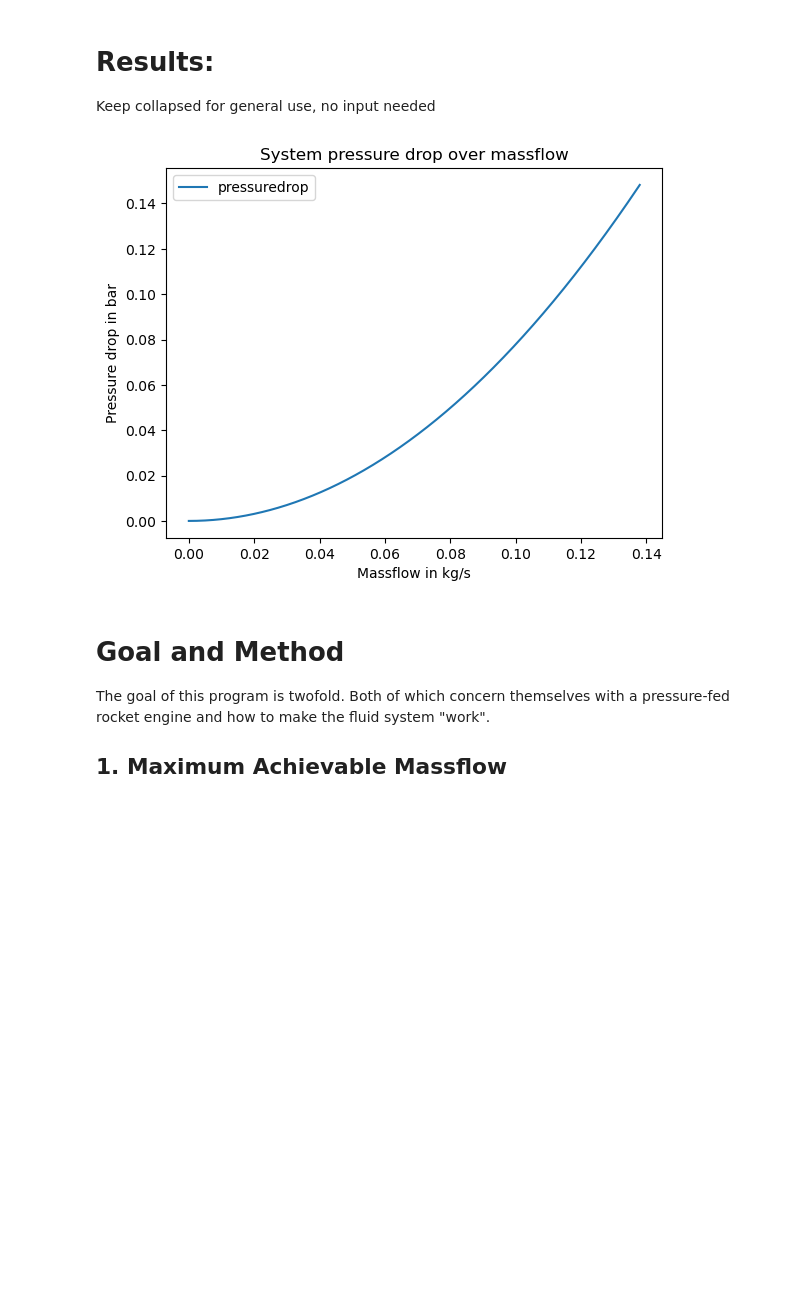
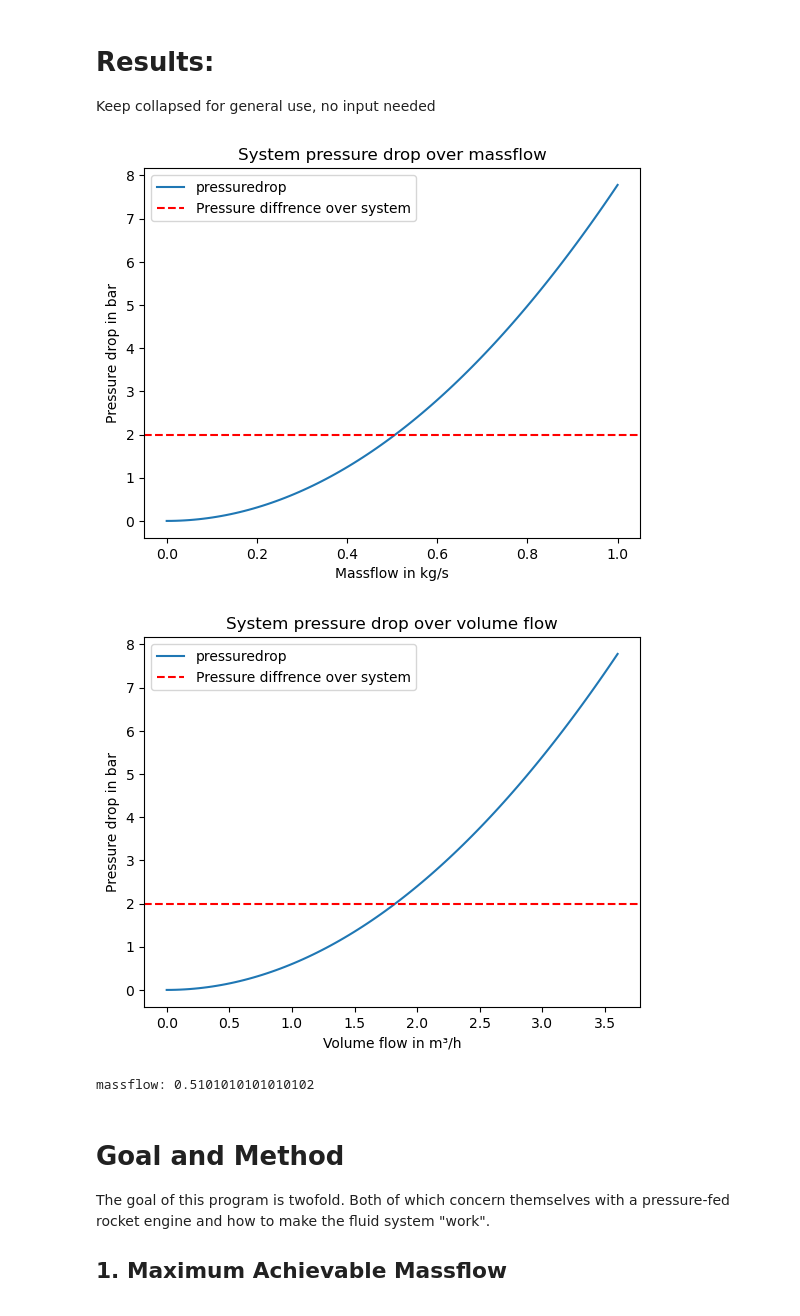
Before and after one commit to Sh4yen/pfsd, a Jupyter notebook: code.ipynb, the cells around one changed output. Drawn from its saved outputs; the diff is of its cells as text; code cells hidden in the pictures; blank space fills up the shorter version.

Commit message:
can now calculate massflow from input tank and engine pressure

```diff
--- a/code.ipynb
+++ b/code.ipynb
@@ -16,10 +20,11 @@ import matplotlib.pyplot as plt  # makes nice plots
 # Important inputs
 # %%
 lower_massflow = 0  # in kg/s
-upper_massflow = 0.138  # in kg/s
+upper_massflow = 1  # in kg/s  # 0.138
 density = 1000  # in kg/m³
-resolution = 1000  # number of massflows created between lower and upper_massflow, this impacts how precise your results will be
-needed_pressure_drop = 1
+resolution = 100  # number of massflows created between lower and upper_massflow, this impacts how precise your results will be
+tank_pressure = 40 # in bar
+engine_pressure = 38 # in bar
 # %% [markdown]
 ### Defining Classes for Fluid system Objects
 Keep collapsed for general use, no input needed
@@ -150,54 +155,91 @@ for part in component.list:
 # add the pressure loss generated by all parts at each mass flow together and add them to this list
 system_pressure_drops = []
 # itterate through all the mass flows, and get the index i for each one
-for massflow_index in range(len(massflows)):
+for i in range(len(massflows)):
     # for each massflow add an entry to the list
     system_pressure_drops.append(0)
     # itterate through all the parts and get the pressure drop caused by the associated massfow, add that to the overall pressure drop for that massflow
     # this way we get the sum of all pressure drops caused by all parts in the system, for each massflow
     for part in component.list:
-        system_pressure_drops[massflow_index] += part.pressuredrops[massflow_index]
+        system_pressure_drops[i] += part.pressuredrops[i]
+
+
+
+
+
+# find the actual massflow rate
+pressure_difference = tank_pressure - engine_pressure  # the pressure differecne the system can work with in Pa
+
+for i, drop in enumerate(delta_p):
+    if drop > pressure_difference:
+        expected_massflow = (massflows[i-1] + massflows[i]) / 2
+        print(f"massflow: {expected_massflow}")
+        break
+
 
 # here we visualize the pressure drop over the volume flow
 # first multiply system_pressure_drops by the density to denormalize the pressure drop and recive an output in Pa
 # then devide that by 10⁵ to get an output in bar
 # save all that in m_dot so we dont touch the original data
-m_dot = []  # pressure loss in bar
+delta_p = []  # pressure loss in bar
 for i in system_pressure_drops:
-    m_dot.append(i * density / 10000)
+    delta_p.append(i * density / 10000)
 
-plt.plot(massflows, m_dot, label='pressuredrop')
-
+plt.plot(massflows, delta_p, label='pressuredrop')
 # Adding labels and title
 plt.xlabel('Massflow in kg/s')
 plt.ylabel('Pressure drop in bar')
 plt.title('System pressure drop over massflow')
-
+plt.axhline(y=pressure_difference, color='r', linestyle='--', label=f'Pressure diffrence over system')
 # Adding legend
 plt.legend()
-
 # Display the plot
 plt.show()
+
+v_dot = []
+for i in volume_flows:
+    v_dot.append(i * 60 * 60)  # convert m³/s to m³/h
+
+plt.plot(v_dot, delta_p, label='pressuredrop')
+plt.xlabel('Volume flow in m³/h')
+plt.ylabel('Pressure drop in bar')
+plt.title('System pressure drop over volume flow')
+plt.axhline(y=pressure_difference , color='r', linestyle='--', label=f'Pressure diffrence over system')
+# Adding legend
+plt.legend()
+# Display the plot
+plt.show()
+
+
+
+
+
+
+
+
+
 
 
 # Testing
 
 # print(f"\nVolume flows: \n{volume_flows}")
 # print(f"\nArea pipe_1: {pipe1.area}")
 # print(f"\nFricCoeff pipe_1: {pipe1.tube_friction_coefficent}")
 # print(f"\nLenth pipe1: {pipe1.lenth}")
 # print(f"\ndiameter pipe_1: {pipe1.diameter}")
 # print(f"\nFlow speed pipe_1: \n{pipe1.flow_speeds}")
 # print(f"\nnormPressureloss pipe_1: \n{np.array(pipe1.pressuredrops)}")
 #
 # print(f"\n\n\nVolume flows: \n{volume_flows}")
 # print(f"\nArea fixture_1: {fixture1.area}")
 # print(f"\nPressure loss number fixture_1: {fixture1.pressure_loss_number}")
 # print(f"\narea fixture_1: {fixture1.area}")
 # print(f"\nFlow speed fixture_1: \n{fixture1.flow_speeds}")
 # print(f"\nnormPressureloss fixture_1: \n{np.array(fixture1.pressuredrops)}")
 # %% [output]
-[figure, old version]
+[figure, new version]
+[figure, added]
+massflow: 0.5101010101010102
 # %% [markdown]
 # Goal and Method
 The goal of this program is twofold. Both of which concern themselves with a pressure-fed rocket engine and how to make the fluid system "work".
```
Also changed, not shown: parts of 2 cells of this notebook.
